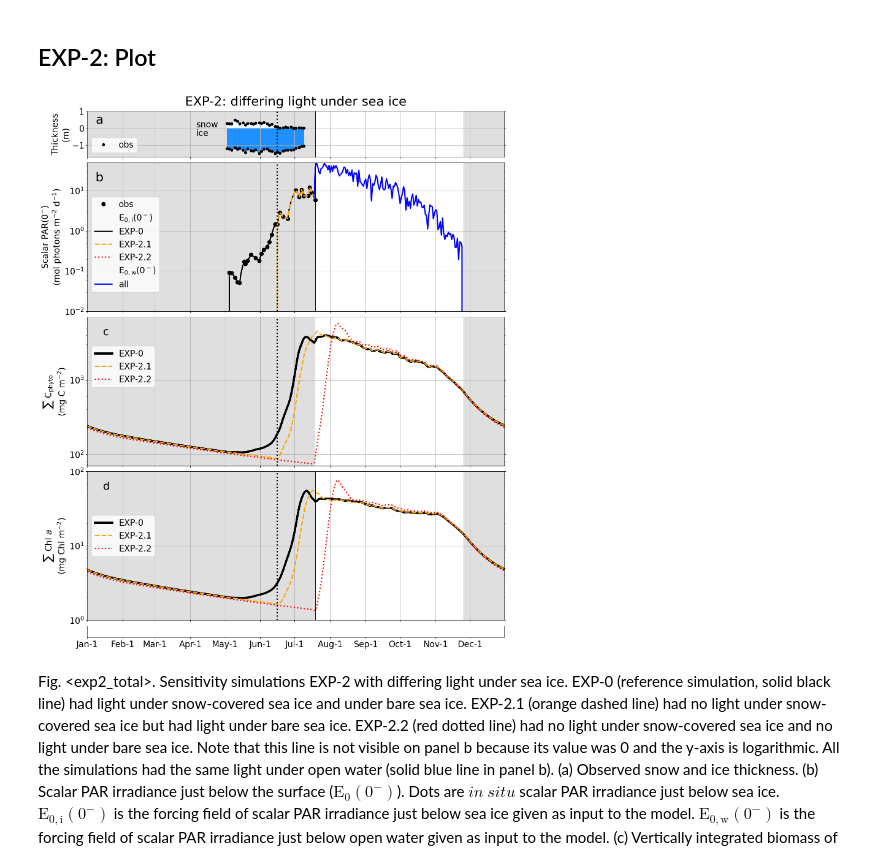
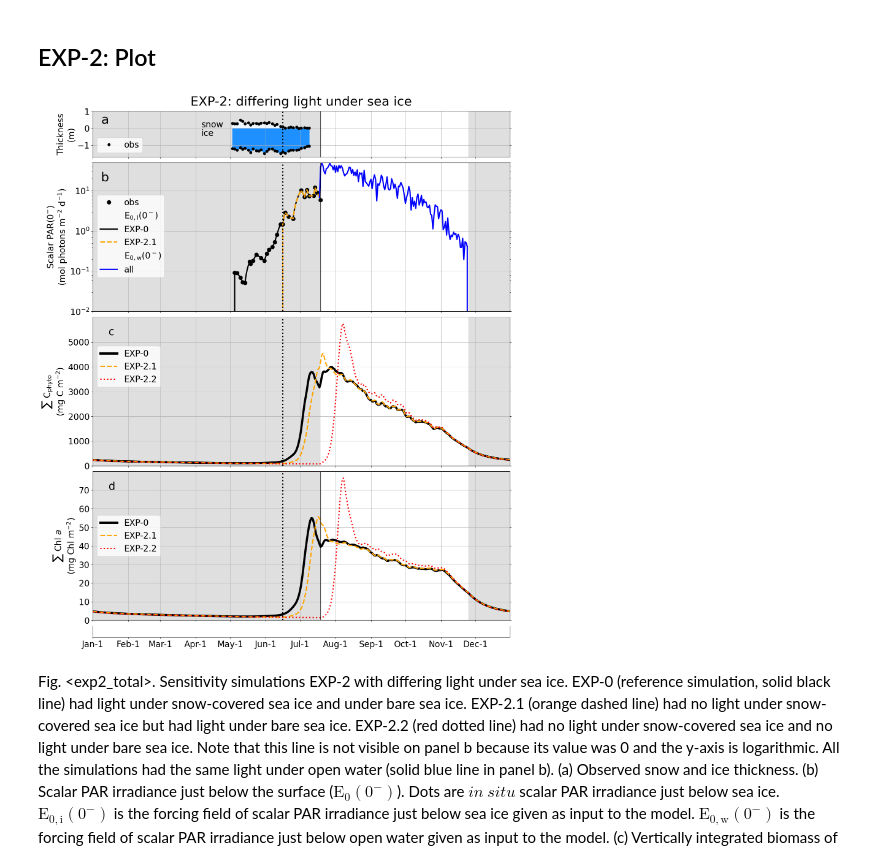
Before and after one commit to maximebenoitgagne/timing, a Jupyter notebook: timing.ipynb, the cells around one changed output. Cells and saved outputs as stored; diff of their text form; code cells hidden in the pictures.

```diff
--- a/timing.ipynb
+++ b/timing.ipynb
@@ -3678,8 +3693,8 @@ def make_plots(axs):
                '-',color='black',label='EXP-0')
     h2=ax.plot(first_year,array1d_iT_modPAR0m_EXP1_1_1,
                '--',color='orange',label='EXP-2.1')
-    h3=ax.plot(first_year,array1d_iT_modPAR0m_EXP1_1_2,
-               ':',color='red',label='EXP-2.2')
+    # h3=ax.plot(first_year,array1d_iT_modPAR0m_EXP1_1_2,
+    #            ':',color='red',label='EXP-2.2')
     h_off_I_w=ax.plot(0,1,
                       '-',color='black',alpha=0,
                       label='$\mathrm{ E_{0,w}(0^-) }$')
@@ -3710,7 +3725,7 @@ def make_plots(axs):
     ymax=50
     ax.set_ylim(ymin,ymax)
     ax.grid()
-    ax.legend(loc='lower left',bbox_to_anchor=(0.00,0.10))
+    ax.legend(loc='lower left',bbox_to_anchor=(0.00,0.20))
     plt.text(0.03,0.90,' b ',
              horizontalalignment = 'center',verticalalignment='center',
              transform=ax.transAxes, fontsize=30)
@@ -3743,9 +3758,16 @@ def make_plots(axs):
         array1d_iT_modvintcphyto_EXP1_1_2,
         ':',color='red',
         label='EXP-2.2')
-    ax.set_yscale('log')
-    ymin=70
-    ymax=7000
+
+    # log
+    # ax.set_yscale('log')
+    # ymin=70
+    # ymax=7000
+    # linear
+    ymin=0
+    ymax=6000
+    ax.set_yticks(range(0,6000,1000))
+
     ax.set_xlim(xlims)
     ax.set_xticks(locs)
     ax.set_xticklabels([])
@@ -3790,9 +3812,15 @@ def make_plots(axs):
         array1d_iT_modvintchl_EXP1_1_2,
         ':',color='red',
         label='EXP-2.2')
-    ax.set_yscale('log')
-    ymin=1E0
-    ymax=100
+    # log
+    # ax.set_yscale('log')
+    # ymin=1E0
+    # ymax=100
+    # linear
+    ymin=0
+    ymax=80
+    ax.set_yticks(range(0,80,10))
+
     ax.set_xlim(xlims)
     ax.set_xticks(locs)
     ax.set_xticklabels([])
@@ -3814,34 +3842,34 @@ def make_plots(axs):
     ax.add_patch(rect)
     rect=mpl.patches.Rectangle(xy=(sim_freezeup,ymin),
                                width=364-sim_freezeup,height=ymax-ymin,
                                linewidth=0,facecolor='grey',alpha=0.25)
     ax.add_patch(rect)
 
     # --- ADDITIONAL X-AXIS
     ax=axs[4]
     ax.set_xlim(xlims)
     ax.set_xticks(locs)
     ax.set_xticklabels(labels)
     ax.axes.get_yaxis().set_visible(False)
     ax.spines['top'].set_visible(False)
 
     # --- POSITION
     axs[0].set_position( [0.13,0.87  ,0.85,0.08])
     axs[1].set_position( [0.13,0.60  ,0.85,0.26])
     axs[2].set_position( [0.13,0.33  ,0.85,0.26])
     axs[3].set_position( [0.13,0.06  ,0.85,0.26])
     axs[4].set_position( [0.13,0.03  ,0.85,0.02])
 
 with plt.style.context('mplstyles/exp1.mplstyle'):
     # Plot
     fig,axs=plt.subplots(5,1,figsize=(16,18.65))
     make_plots(axs)
 
     # --- SAVE
     outfile='figures_timing_progress/exp2_total.'+ext
     plt.savefig(outfile,dpi=dpi)
 # %% [output]
-[figure, old version]
+[figure, new version]
 # %% [markdown]
 Fig. \<exp2_total\>. Sensitivity simulations EXP-2 with differing light under sea ice. EXP-0 (reference simulation, solid black line) had light under snow-covered sea ice and under bare sea ice. EXP-2.1 (orange dashed line) had no light under snow-covered sea ice but had light under bare sea ice. EXP-2.2 (red dotted line) had no light under snow-covered sea ice and no light under bare sea ice. Note that this line is not visible on panel b because its value was 0 and the y-axis is logarithmic. All the simulations had the same light under open water (solid blue line in panel b).
 (a) Observed snow and ice thickness.
```
Also changed, not shown: parts of 3 cells of this notebook, 4 other files.
